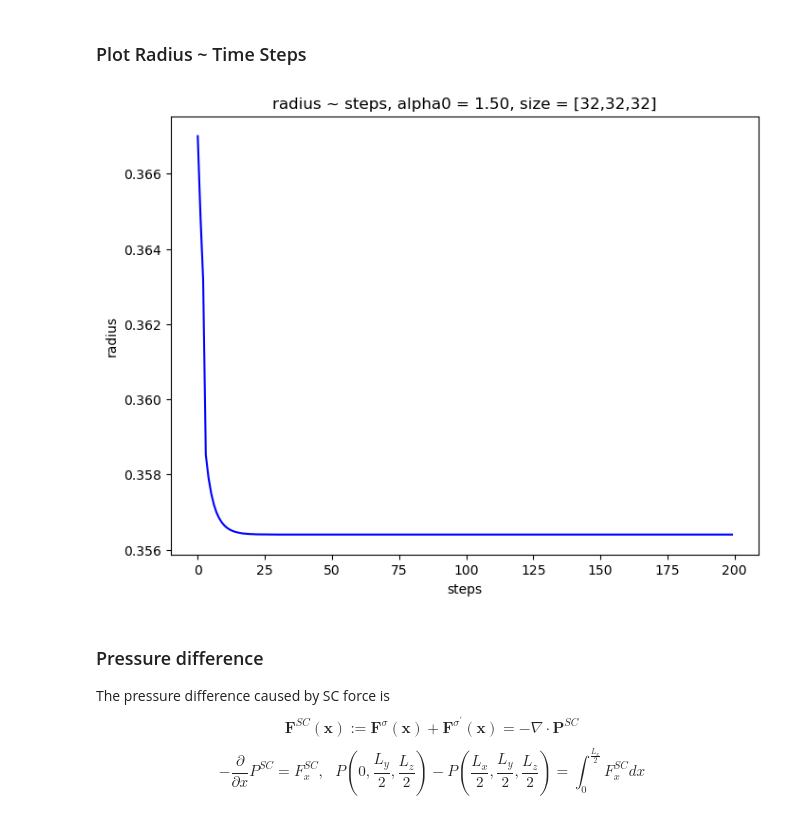
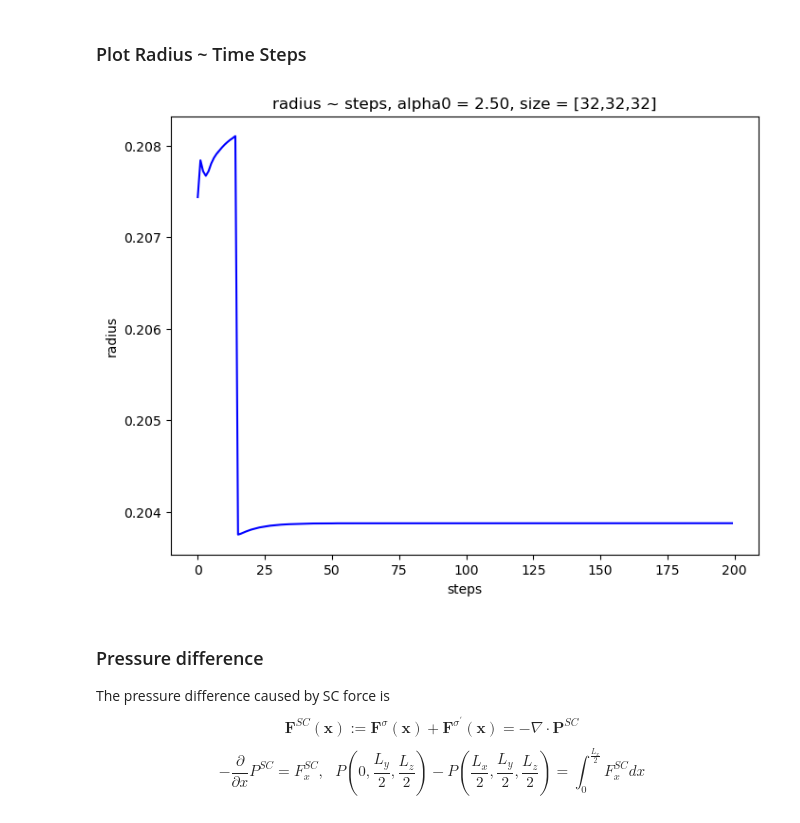
Before and after one commit to MDProject/Binary-Fluctuating-Lattice-Boltzmann, a Jupyter notebook: Surface_Tension.ipynb, the cells around one changed output. Cells and saved outputs as stored; diff of their text form; code cells hidden in the pictures.

```diff
--- a/Surface_Tension.ipynb
+++ b/Surface_Tension.ipynb
@@ -159,36 +159,37 @@ load in data file:
 nx = 32
 ny = 32
 nz = 32
+alpha0 = 2.5
 # Plotting the radius data
-radius = 0.35
+radius = 0.2
 plot_file_radius = "./data_droplet_alpha0_{:.2f}_r{:.2f}/lbm_data_shshan_alpha0_".format(alpha0, radius) +\
       "{:.2f}".format(alpha0) + "_xi_" + "{:.1e}".format(temperature) + "_size{:d}-{:d}-{:d}/radius_steps_out".format(nx,ny,nz)
 with open(plot_file_radius, 'r') as file:
     # Read the entire content of the file
     content = file.read()
 
     # Split the content by the tab character '\t' to create a 1D array
     data_list = [float(x) for x in content.split('\t') if x.strip()]
 
 data_array = np.array(data_list)
 N  = data_array.size
 step = np.linspace(0, N-1, N)
 #print(data_array)
 
 # Plotting the data
 plt.figure(figsize=(8, 6), dpi=100)  # Optional: Set the figure size
 #fig, ax = plt.subplots()
 plt.plot(step, data_array, color='b')  # Create a line plot
 plt.yscale('linear')
 # Add labels and title
 plt.xlabel("steps")  # X-axis label
 plt.ylabel("radius")  # Y-axis label
 plt.title("radius ~ steps, alpha0 = {:.2f}, size = [{:d},{:d},{:d}]".format(alpha0, nx, ny, nz))  # Plot title
 
 # Show the plot
 plt.show()
 # %% [output]
-[figure, old version]
+[figure, new version]
 # %% [markdown]
 ### Pressure difference
 
```
Also changed, not shown: parts of 6 cells of this notebook, 12 other files.
